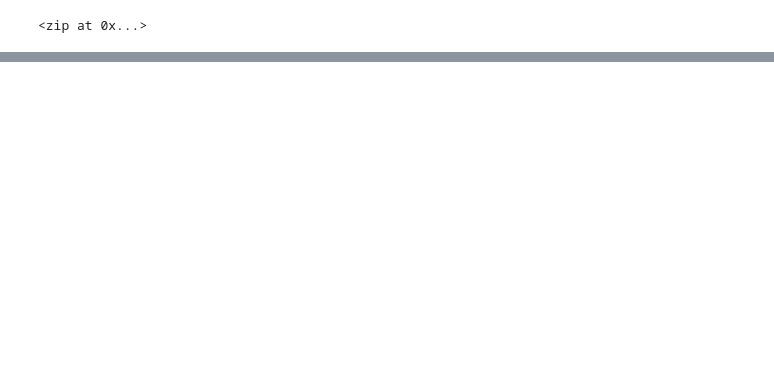
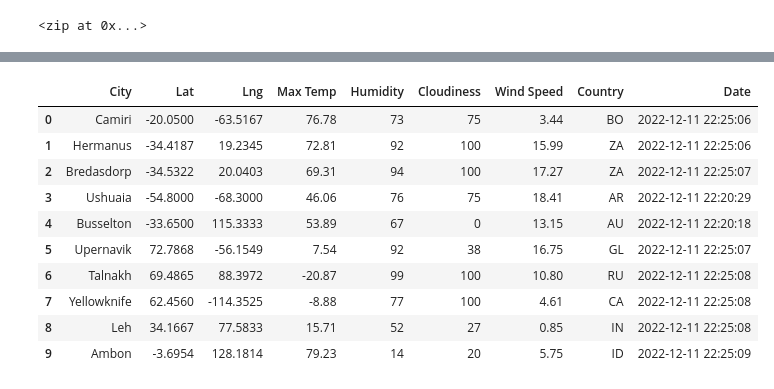
Before and after one commit to betsysavage/World_Weather_Analysis, a Jupyter notebook: WeatherPy.ipynb, the cells around one changed output, grey strips where cells are left out. Cells and saved outputs as stored; diff of their text form; code cells hidden in the pictures; blank space fills up the shorter version.

```diff
--- a/WeatherPy.ipynb
+++ b/WeatherPy.ipynb
@@ -53,0 +147,16 @@ len(cities)
+# %%
+# Convert the array of dictionaries to a Pandas DataFrame.
+city_data_df = pd.DataFrame(city_data)
+city_data_df.head(10)
+# %% [output]
+|  | City | Lat | Lng | Max Temp | Humidity | Cloudiness | Wind Speed | Country | Date |
+| 0 | Camiri | -20.0500 | -63.5167 | 76.78 | 73 | 75 | 3.44 | BO | 2022-12-11 22:25:06 |
+| 1 | Hermanus | -34.4187 | 19.2345 | 72.81 | 92 | 100 | 15.99 | ZA | 2022-12-11 22:25:06 |
+| 2 | Bredasdorp | -34.5322 | 20.0403 | 69.31 | 94 | 100 | 17.27 | ZA | 2022-12-11 22:25:07 |
+| 3 | Ushuaia | -54.8000 | -68.3000 | 46.06 | 76 | 75 | 18.41 | AR | 2022-12-11 22:20:29 |
+| 4 | Busselton | -33.6500 | 115.3333 | 53.89 | 67 | 0 | 13.15 | AU | 2022-12-11 22:20:18 |
+| 5 | Upernavik | 72.7868 | -56.1549 | 7.54 | 92 | 38 | 16.75 | GL | 2022-12-11 22:25:07 |
+| 6 | Talnakh | 69.4865 | 88.3972 | -20.87 | 99 | 100 | 10.80 | RU | 2022-12-11 22:25:08 |
+| 7 | Yellowknife | 62.4560 | -114.3525 | -8.88 | 77 | 100 | 4.61 | CA | 2022-12-11 22:25:08 |
+| 8 | Leh | 34.1667 | 77.5833 | 15.71 | 52 | 27 | 0.85 | IN | 2022-12-11 22:25:08 |
+| 9 | Ambon | -3.6954 | 128.1814 | 79.23 | 14 | 20 | 5.75 | ID | 2022-12-11 22:25:09 |
```
Also changed, not shown: parts of 7 cells of this notebook.
